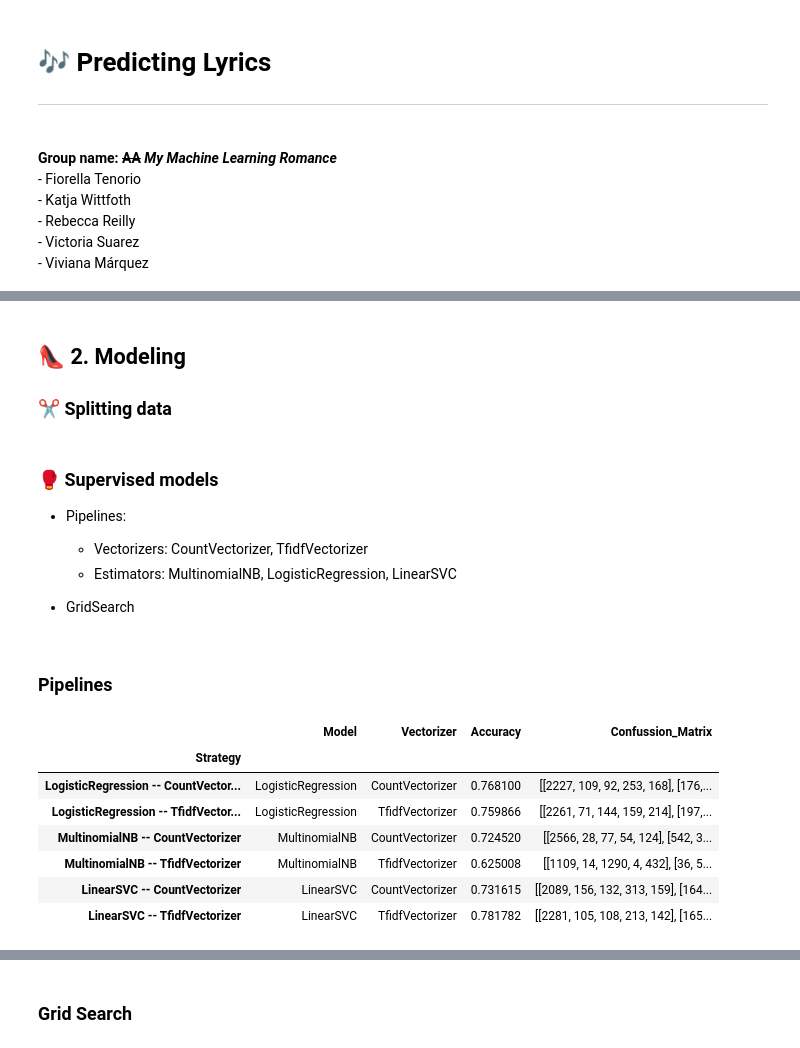
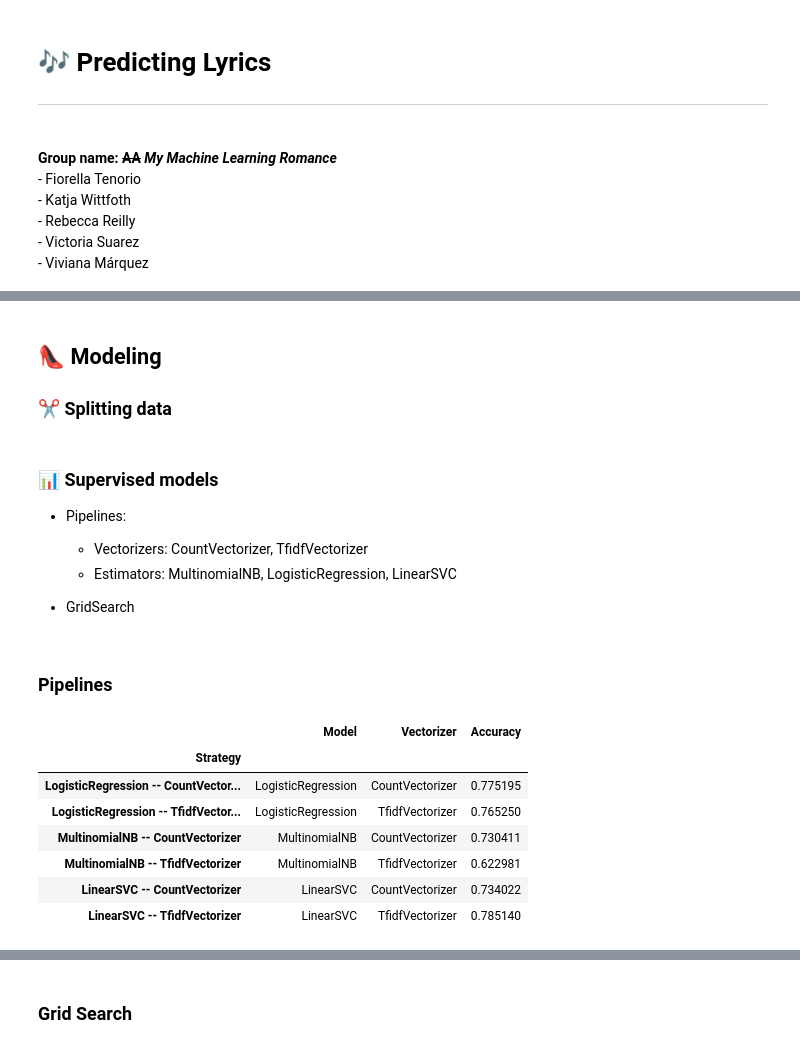
Before and after one commit to r-reilly/MSDS621_Project, a Jupyter notebook: Presentation/ML Presentation.ipynb, the cells around one changed output, grey strips where cells are left out. Saved outputs shown, nothing was run; the diff lists cells and outputs as text; code cells hidden in the pictures.

```diff
--- a/Presentation/ML Presentation.ipynb
+++ b/Presentation/ML Presentation.ipynb
@@ -133,5 +154,5 @@ df_clean.head()
 # %% [markdown]
-## 👠 2. Modeling
+## 👠 Modeling
 
 ### ✂️ Splitting data
 # %%
@@ -141,7 +162,7 @@ train_genre = train['genre']
 test_lyrics = test['lyrics_clean']
 test_genre = test['genre']
 # %% [markdown]
-### 🥊 Supervised models
+### 📊 Supervised models
 
 - Pipelines:
    - Vectorizers: CountVectorizer, TfidfVectorizer
@@ -215,15 +237,15 @@ methods["Strategy"] = methods["Model"] + " -- " + methods["Vectorizer"]
 methods.set_index(["Strategy"], inplace=True)
 # %% [markdown]
 ### Pipelines
-# %%
-methods
-# %% [output]
-|  | Model | Vectorizer | Accuracy | Confussion_Matrix |
-| Strategy |  |  |  |  |
-| LogisticRegression -- CountVector... | LogisticRegression | CountVectorizer | 0.768100 | [[2227, 109, 92, 253, 168], [176,... |
-| LogisticRegression -- TfidfVector... | LogisticRegression | TfidfVectorizer | 0.759866 | [[2261, 71, 144, 159, 214], [197,... |
-| MultinomialNB -- CountVectorizer | MultinomialNB | CountVectorizer | 0.724520 | [[2566, 28, 77, 54, 124], [542, 3... |
-| MultinomialNB -- TfidfVectorizer | MultinomialNB | TfidfVectorizer | 0.625008 | [[1109, 14, 1290, 4, 432], [36, 5... |
-| LinearSVC -- CountVectorizer | LinearSVC | CountVectorizer | 0.731615 | [[2089, 156, 132, 313, 159], [164... |
-| LinearSVC -- TfidfVectorizer | LinearSVC | TfidfVectorizer | 0.781782 | [[2281, 105, 108, 213, 142], [165... |
+# %%
+methods[["Model", "Vectorizer", "Accuracy"]]
+# %% [output]
+|  | Model | Vectorizer | Accuracy |
+| Strategy |  |  |  |
+| LogisticRegression -- CountVector... | LogisticRegression | CountVectorizer | 0.775195 |
+| LogisticRegression -- TfidfVector... | LogisticRegression | TfidfVectorizer | 0.765250 |
+| MultinomialNB -- CountVectorizer | MultinomialNB | CountVectorizer | 0.730411 |
+| MultinomialNB -- TfidfVectorizer | MultinomialNB | TfidfVectorizer | 0.622981 |
+| LinearSVC -- CountVectorizer | LinearSVC | CountVectorizer | 0.734022 |
+| LinearSVC -- TfidfVectorizer | LinearSVC | TfidfVectorizer | 0.785140 |
 # %%
```
Also changed, not shown: parts of 39 cells of this notebook, 3 other files.
